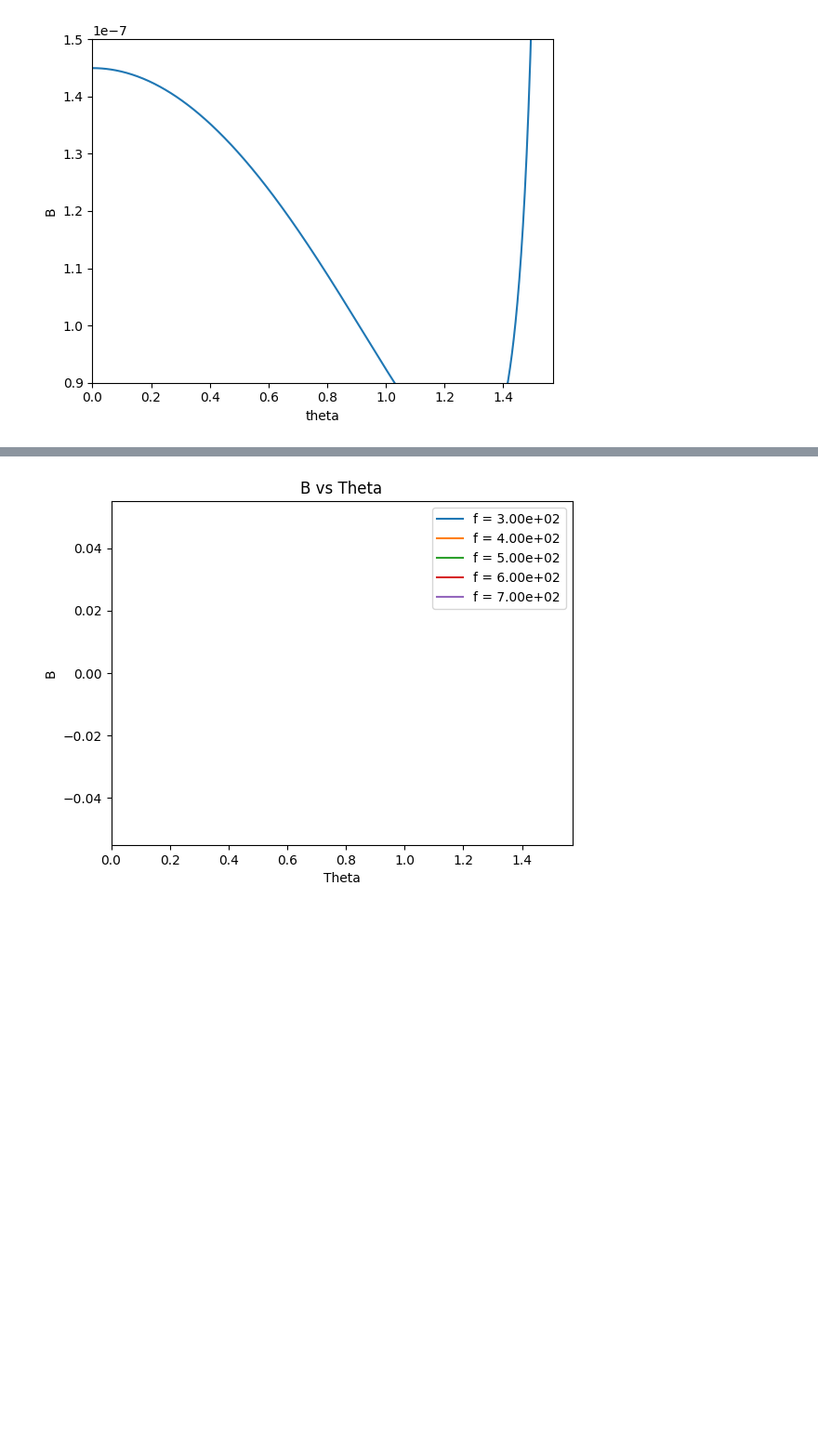
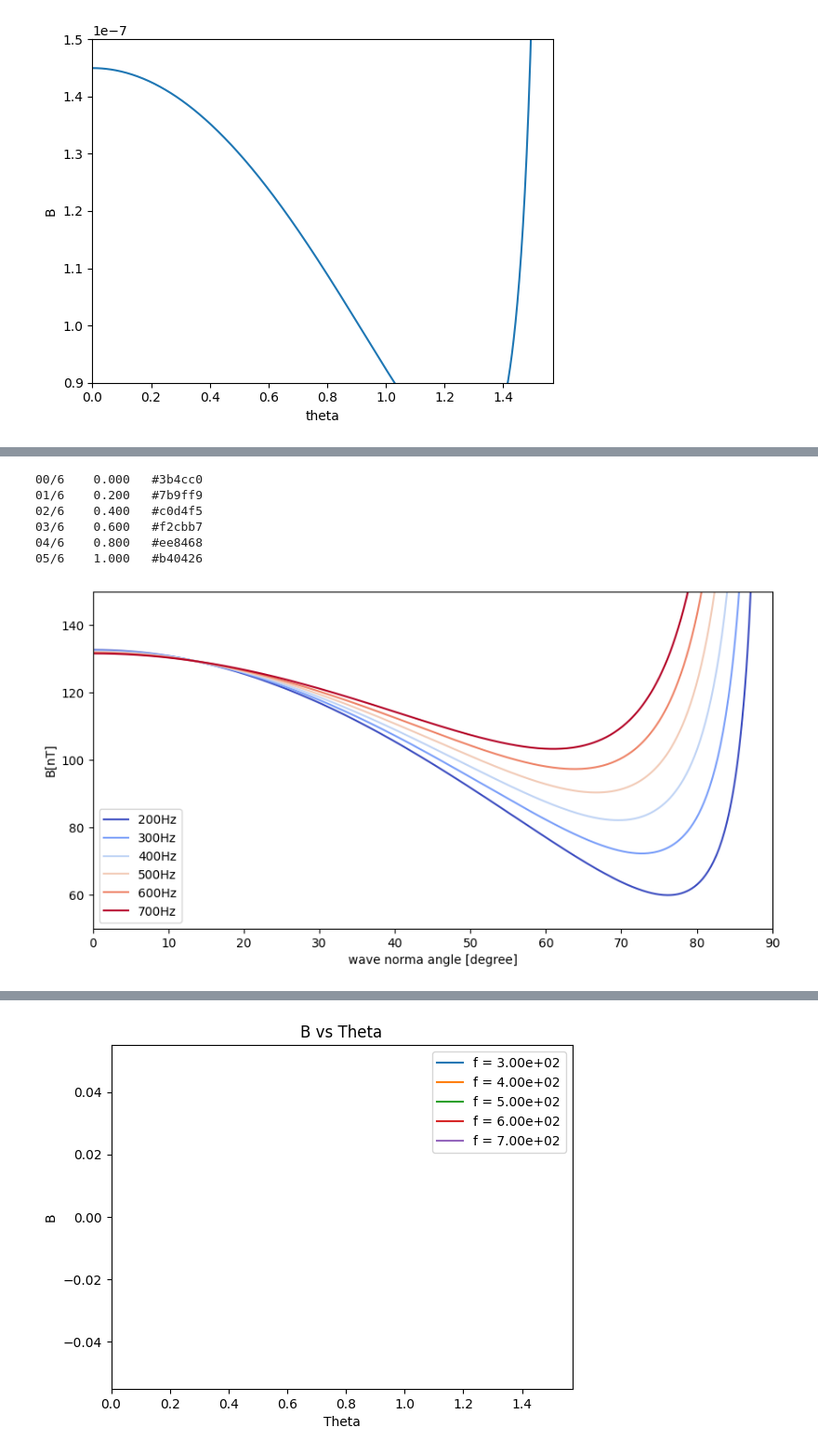
Before and after one commit to JackKTachi/duct_analysis, a Jupyter notebook: basic/func_kvec_calc.ipynb, the cells around one changed output, grey strips where cells are left out. Shown at 93% size. Drawn from its saved outputs; the diff is of its cells as text; code cells hidden in the pictures; blank space fills up the shorter version.

```diff
--- a/basic/func_kvec_calc.ipynb
+++ b/basic/func_kvec_calc.ipynb
@@ -78,0 +99,37 @@ plt.show()
+# %%
+
+f = [200, 300, 400, 500, 600, 700]
+
+cm = "coolwarm"
+n_samples = len(f)
+
+cmap = plt.get_cmap(cm)
+data = np.zeros(n_samples)
+color_codes = []
+
+for k, x in enumerate(np.linspace(0.0, 1.0, n_samples)):
+    color_code = rgb2hex(cmap(x))
+    print(f"{k:02d}/{n_samples}\t{x:0.3f}\t{color_code}")
+    data[k] = x
+    color_codes.append(color_code)
+
+fig, ax = plt.subplots(figsize=(10, 5))
+
+for k, i in enumerate(f):
+    theta, B = calc_duct_range(i)
+    plt.plot(theta, B, label=i, color=color_codes[k])
+
+plt.xlabel('wave norma angle [degree]')
+plt.ylabel('B[nT]')
+plt.xlim(0, 90)
+plt.ylim(50, 150)
+plt.legend(['{0}Hz'.format(i) for i in f])
+plt.show()
+# %% [output]
+00/6    0.000   #3b4cc0
+01/6    0.200   #7b9ff9
+02/6    0.400   #c0d4f5
+03/6    0.600   #f2cbb7
+04/6    0.800   #ee8468
+05/6    1.000   #b40426
+[figure, added]
```
Also changed, not shown: parts of 5 cells of this notebook, 12 other files.
